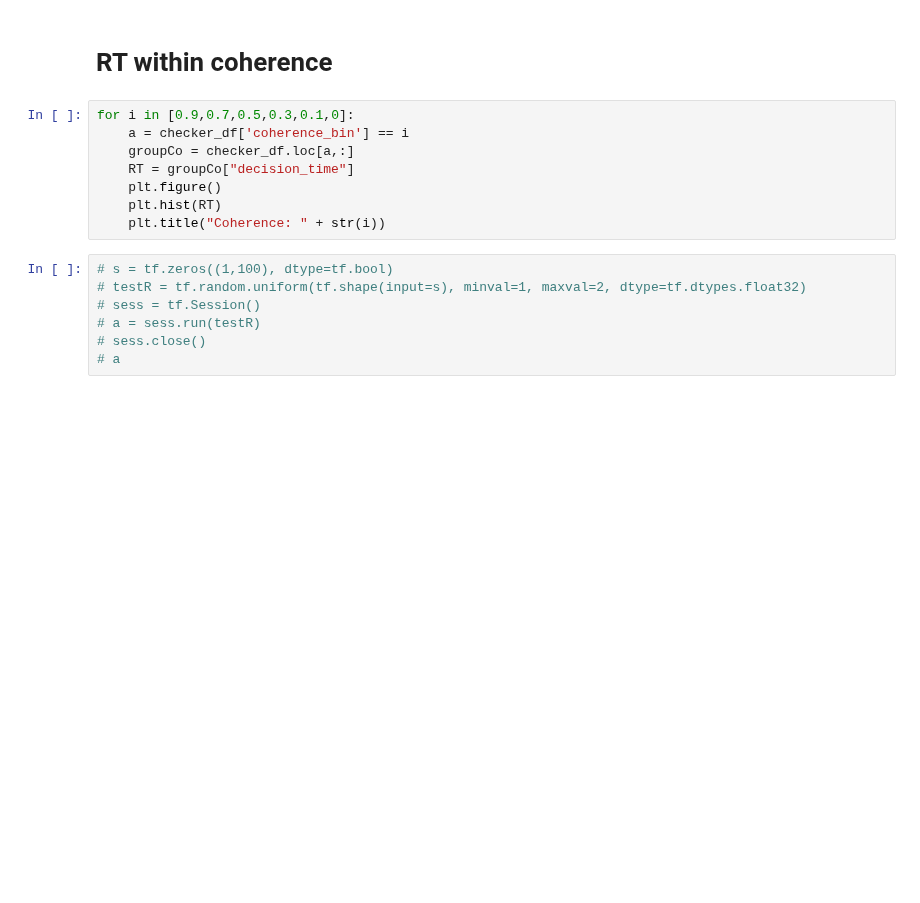
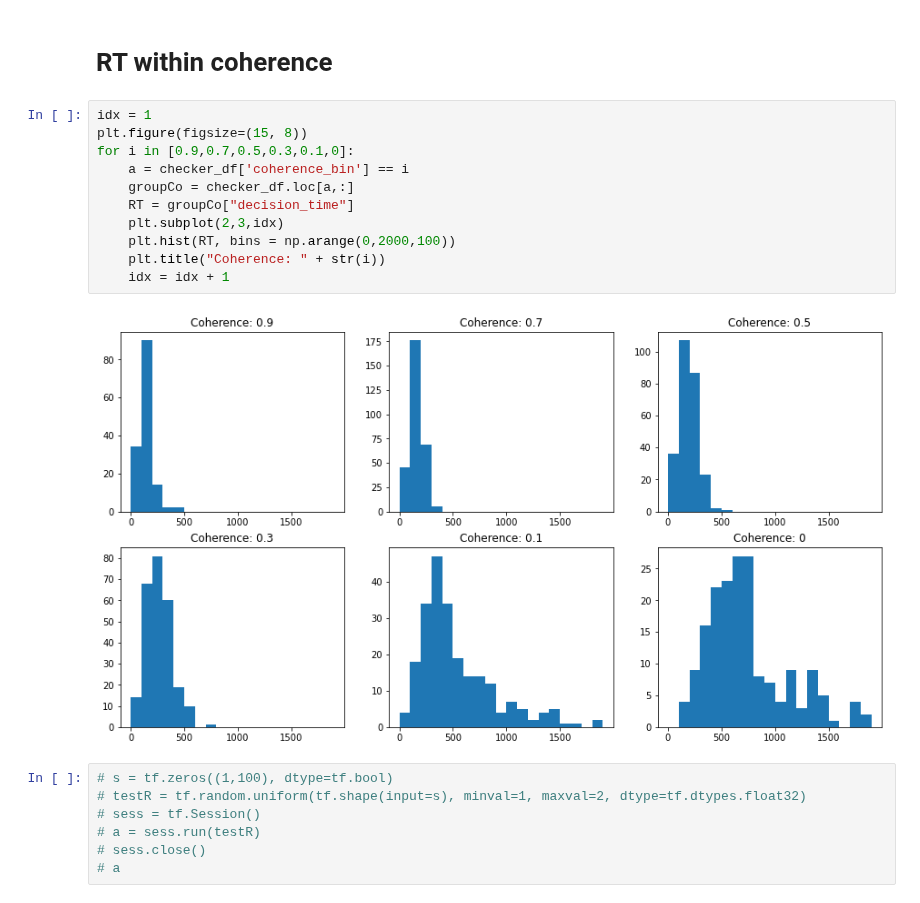
Before and after one commit to trustyuke/PsychRNN, a Jupyter notebook: test_checker_gain.ipynb, the cells around one changed output. Saved outputs shown, nothing was run; the diff lists cells and outputs as text; blank space fills up the shorter version.

```diff
--- a/test_checker_gain.ipynb
+++ b/test_checker_gain.ipynb
@@ -154,13 +212,18 @@ plt.scatter(checker_mean['coherence_bin'], checker_mean['decision_time'])
 # %% [markdown]
 # RT within coherence
 # %%
+idx = 1
+plt.figure(figsize=(15, 8))
 for i in [0.9,0.7,0.5,0.3,0.1,0]:
     a = checker_df['coherence_bin'] == i
     groupCo = checker_df.loc[a,:]
     RT = groupCo["decision_time"]
-    plt.figure()
-    plt.hist(RT)
+    plt.subplot(2,3,idx)
+    plt.hist(RT, bins = np.arange(0,2000,100))
     plt.title("Coherence: " + str(i))
+    idx = idx + 1
+# %% [output]
+[figure, added]
 # %%
 # s = tf.zeros((1,100), dtype=tf.bool)
 # testR = tf.random.uniform(tf.shape(input=s), minval=1, maxval=2, dtype=tf.dtypes.float32)
```
Also changed, not shown: parts of 13 cells of this notebook, 2 other files.
